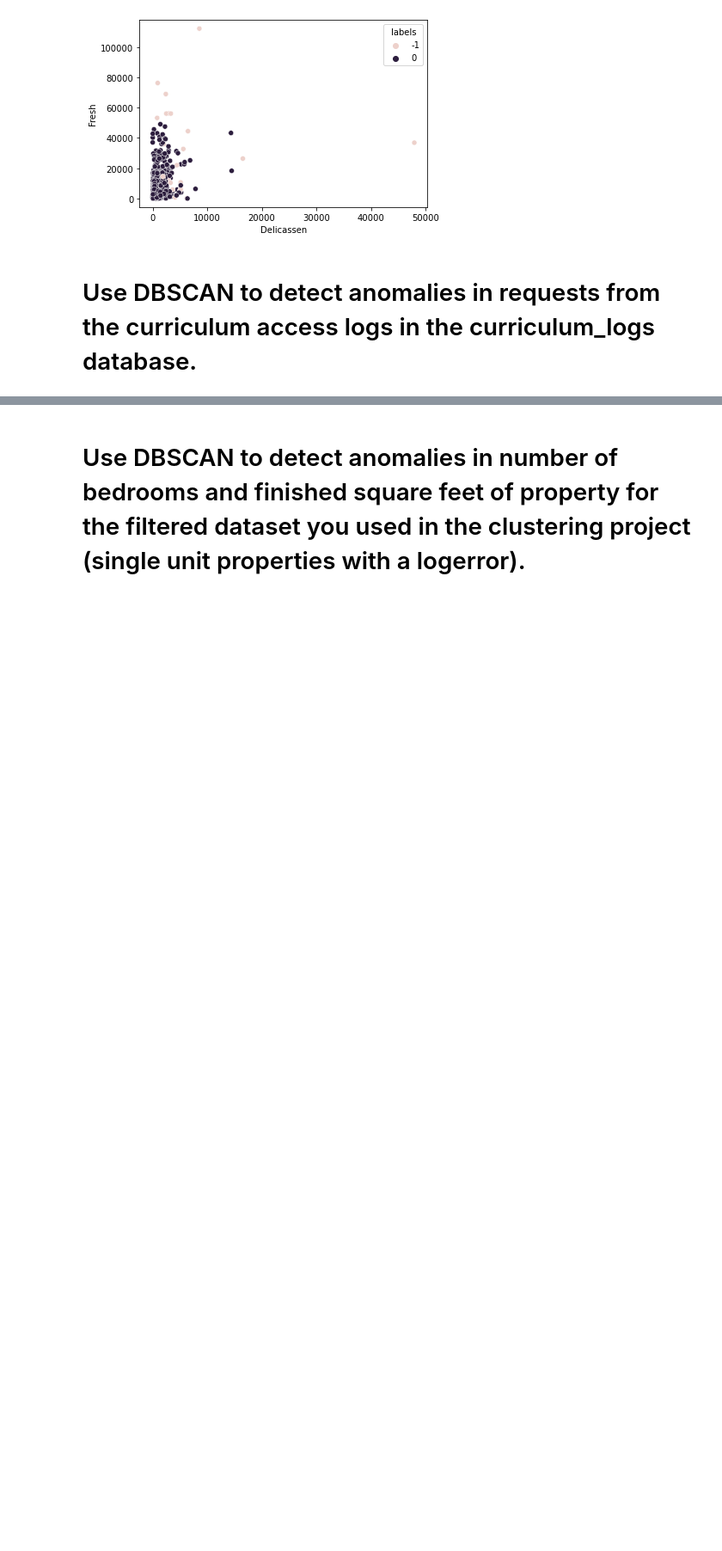
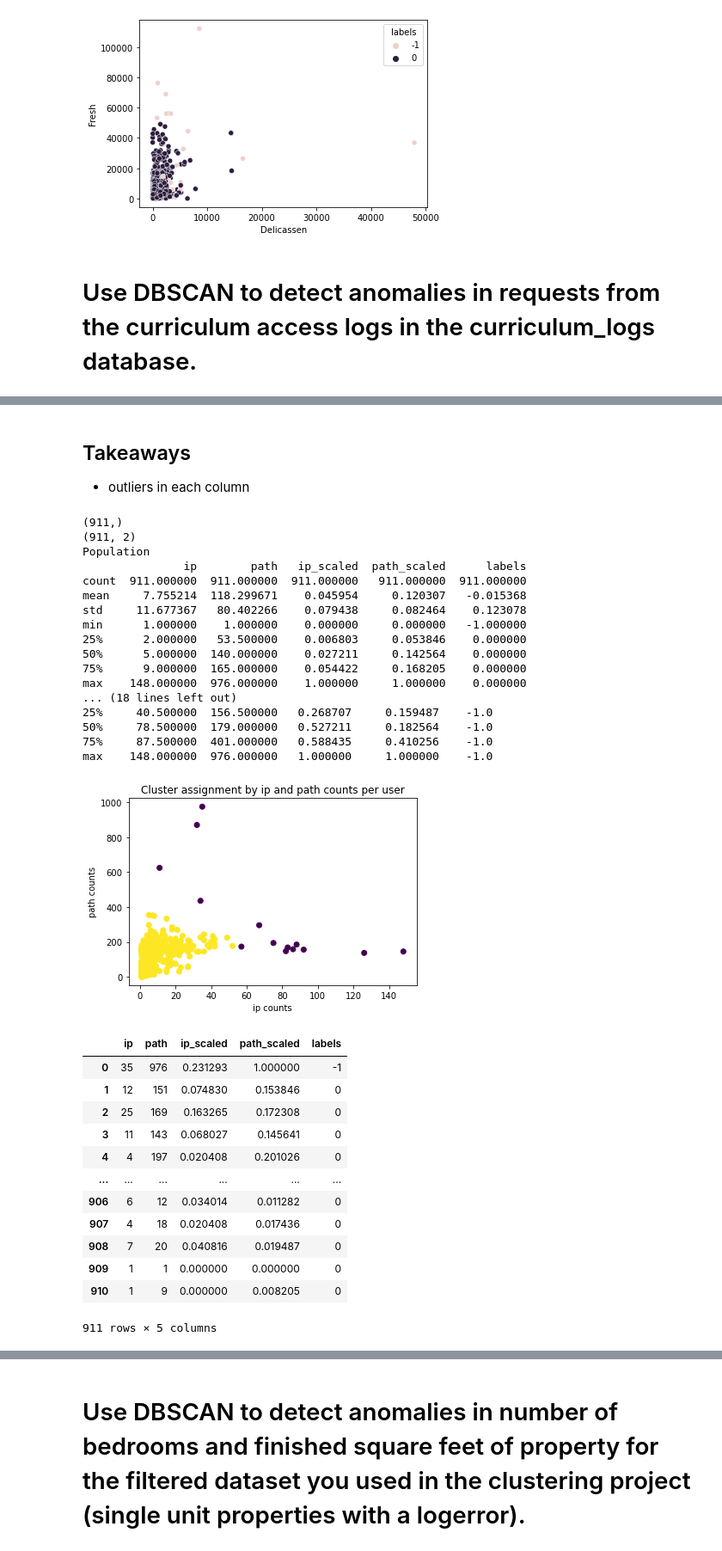
Before and after one commit to joshua-shorterivey/anomaly-detection-exercises, a Jupyter notebook: clustering_anomaly_detection.ipynb, the cells around one changed output, grey strips where cells are left out. Shown at 86% size. Cells and saved outputs as stored; diff of their text form; code cells hidden in the pictures; blank space fills up the shorter version.

```diff
--- a/clustering_anomaly_detection.ipynb
+++ b/clustering_anomaly_detection.ipynb
@@ -206,0 +287,3 @@ plt.show()
+# %% [markdown]
+## Takeaways
+* outliers in each column
@@ -206,0 +340,34 @@ plt.show()
+# %%
+clusterize(id_counts)
+# %% [output]
+(911,)
+(911, 2)
+Population
+               ip        path   ip_scaled  path_scaled      labels
+count  911.000000  911.000000  911.000000   911.000000  911.000000
+mean     7.755214  118.299671    0.045954     0.120307   -0.015368
+std     11.677367   80.402266    0.079438     0.082464    0.123078
+min      1.000000    1.000000    0.000000     0.000000   -1.000000
+25%      2.000000   53.500000    0.006803     0.053846    0.000000
+50%      5.000000  140.000000    0.027211     0.142564    0.000000
+75%      9.000000  165.000000    0.054422     0.168205    0.000000
+max    148.000000  976.000000    1.000000     1.000000    0.000000
+... (18 lines left out)
+25%     40.500000  156.500000   0.268707     0.159487    -1.0
+50%     78.500000  179.000000   0.527211     0.182564    -1.0
+75%     87.500000  401.000000   0.588435     0.410256    -1.0
+max    148.000000  976.000000   1.000000     1.000000    -1.0
+[figure, added]
+|  | ip | path | ip_scaled | path_scaled | labels |
+| 0 | 35 | 976 | 0.231293 | 1.000000 | -1 |
+| 1 | 12 | 151 | 0.074830 | 0.153846 | 0 |
+| 2 | 25 | 169 | 0.163265 | 0.172308 | 0 |
+| 3 | 11 | 143 | 0.068027 | 0.145641 | 0 |
+| 4 | 4 | 197 | 0.020408 | 0.201026 | 0 |
+| ... | ... | ... | ... | ... | ... |
+| 906 | 6 | 12 | 0.034014 | 0.011282 | 0 |
+| 907 | 4 | 18 | 0.020408 | 0.017436 | 0 |
+| 908 | 7 | 20 | 0.040816 | 0.019487 | 0 |
+| 909 | 1 | 1 | 0.000000 | 0.000000 | 0 |
+| 910 | 1 | 9 | 0.000000 | 0.008205 | 0 |
+911 rows × 5 columns
```
Also changed, not shown: parts of 15 cells of this notebook, 1 other file.
